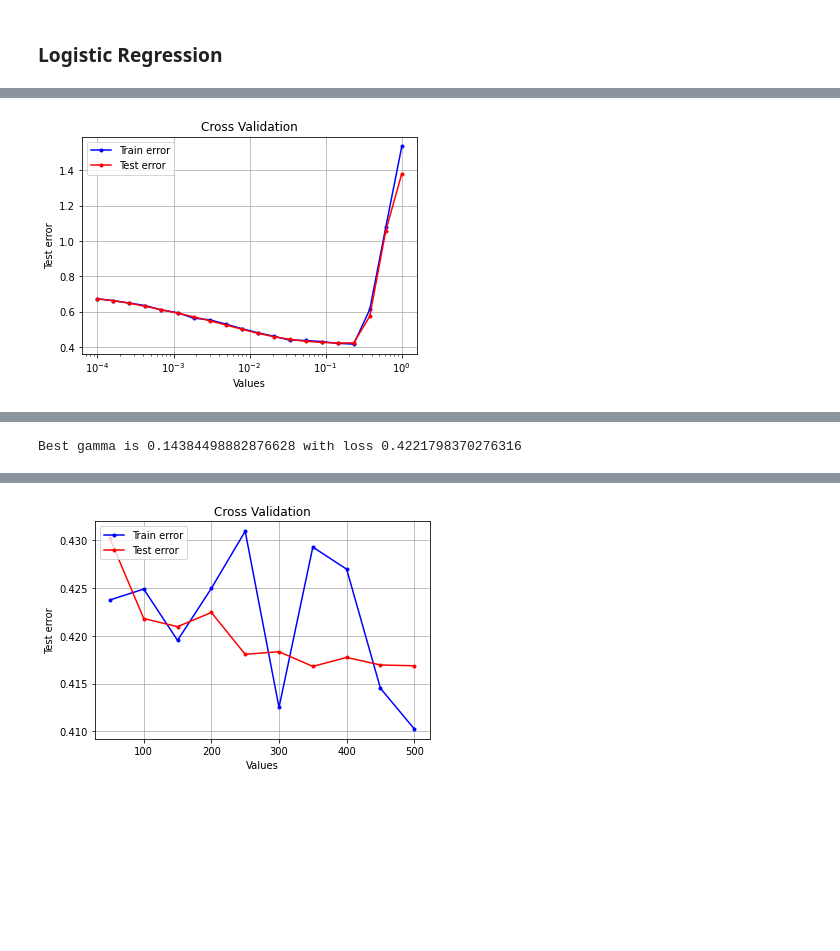
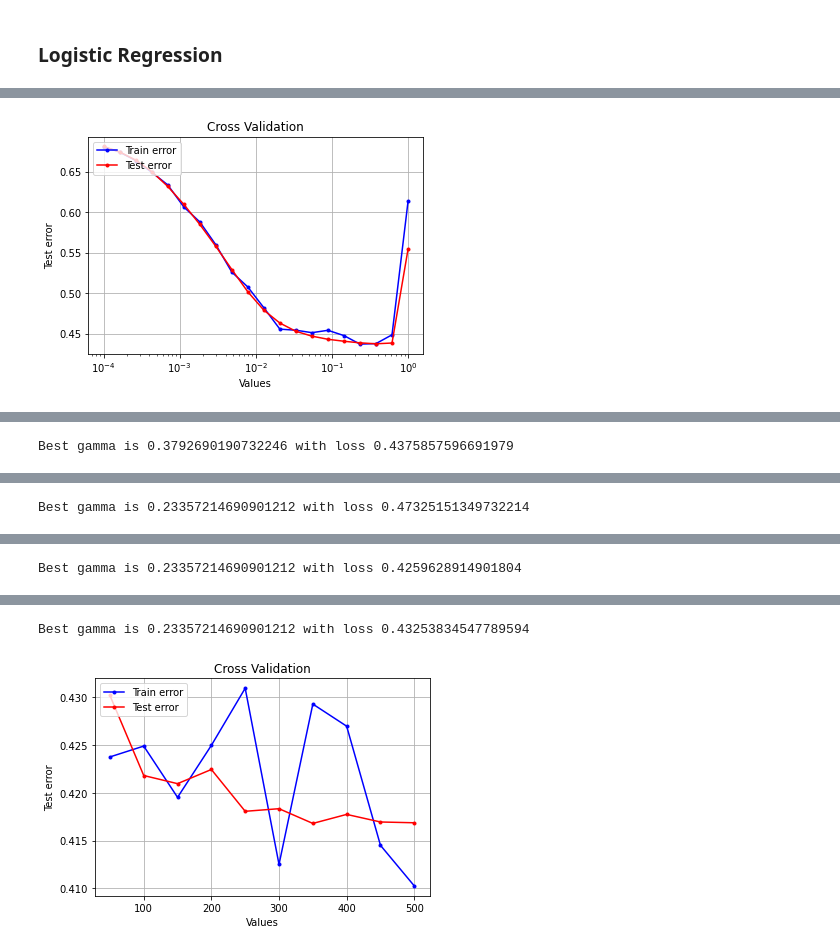
Before and after one commit to hugolepeytre/CS-433-machine-learning, a Jupyter notebook: project1/scripts/project1.ipynb, the cells around one changed output, grey strips where cells are left out. Saved outputs shown, nothing was run; the diff lists cells and outputs as text; code cells hidden in the pictures; blank space fills up the shorter version.

```diff
--- a/project1/scripts/project1.ipynb
+++ b/project1/scripts/project1.ipynb
@@ -189,7 +237,7 @@ for i in range(len(tX_clean.T)):
 ### Ridge Regression
 # %%
 expansion_values = np.arange(20)
-
-best_iter, best_loss = find_best_parameter(y_clean, tX_clean, 'least_squares', 'poly_exp', expansion_values, logspace=False)
-print("Best max_iters is {} with loss {}".format(best_iter, best_loss))
+for i in range(4):
+    best_iter, best_loss = find_best_parameter(y_clean_cat[i], tX_clean_cat[i], 'ridge_regression', 'poly_exp', expansion_values, logspace=False, lambda_=0.1)
+    print("Best max_iters is {} with loss {}".format(best_iter, best_loss))
 # %% [output]
@@ -214,6 +256,7 @@ KeyboardInterrupt:
 # %%
 lambdas = np.logspace(-4, 5, 20)
 
-best_lambda, best_loss = find_best_parameter(y_clean, tX_clean, 'ridge_regression', 'lambda_', lambdas, poly_exp=8)
-print("Best lambda is {} with loss {}".format(best_lambda, best_loss))
+for i in range(4):
+    best_lambda, best_loss = find_best_parameter(y_clean_cat[i], tX_clean_cat[i], 'ridge_regression', 'lambda_', lambdas, poly_exp=8)
+    print("Best lambda is {} with loss {}".format(best_lambda, best_loss))
 # %% [output]
@@ -239,6 +275,7 @@ Best lambda is 48.32930238571752 with loss 0.26631576713052874
 # %%
 lambdas = np.logspace(-4, 5, 30)
 
-best_lambda, best_loss = find_best_parameter(y_clean, tX_clean, 'ridge_regression', 'lambda_', lambdas, poly_exp=1)
-print("Best lambda is {} with loss {}".format(best_lambda, best_loss))
+for i in range(4):
+    best_lambda, best_loss = find_best_parameter(y_clean_cat[i], tX_clean_cat[i], 'ridge_regression', 'lambda_', lambdas, poly_exp=1)
+    print("Best lambda is {} with loss {}".format(best_lambda, best_loss))
 # %% [output]
@@ -266,6 +296,7 @@ Best lambda is 11721.022975334794 with loss 0.30160940569540307
 # %%
 gammas = np.logspace(-4, 1, 20)
 
-best_gamma, best_loss = find_best_parameter(y_clean, tX_clean, 'logistic_regression', 'gamma', gammas, max_iters=150, poly_exp=1)
-print("Best gamma is {} with loss {}".format(best_gamma, best_loss))
+for i in range(4):
+    best_gamma, best_loss = find_best_parameter(y_clean_cat[i], tX_clean_cat[i], 'logistic_regression', 'gamma', gammas, max_iters=150, poly_exp=1)
+    print("Best gamma is {} with loss {}".format(best_gamma, best_loss))
 # %% [output]
@@ -274,7 +315,8 @@ Best gamma is 1.623776739188721 with loss 0.4707991175123466
 # %%
 gammas = np.logspace(-4, 0, 20)
 
-best_gamma, best_loss = find_best_parameter(y_clean, tX_clean, 'logistic_regression', 'gamma', gammas, max_iters=150, poly_exp=2)
-print("Best gamma is {} with loss {}".format(best_gamma, best_loss))
+for i in range(4):
+    best_gamma, best_loss = find_best_parameter(y_clean_cat[i], tX_clean_cat[i], 'logistic_regression', 'gamma', gammas, max_iters=150, poly_exp=2)
+    print("Best gamma is {} with loss {}".format(best_gamma, best_loss))
 # %% [output]
-[figure, old version]
+[figure, new version]
@@ -281 +324 @@ print("Best gamma is {} with loss {}".format(best_gamma, best_loss))
-Best gamma is 0.14384498882876628 with loss 0.4221798370276316
+Best gamma is 0.3792690190732246 with loss 0.4375857596691979
@@ -281,0 +327 @@ Best gamma is 0.14384498882876628 with loss 0.4221798370276316
+Best gamma is 0.23357214690901212 with loss 0.47325151349732214
@@ -281,0 +330 @@ Best gamma is 0.14384498882876628 with loss 0.4221798370276316
+Best gamma is 0.23357214690901212 with loss 0.4259628914901804
@@ -282,3 +333,4 @@ Best gamma is 0.14384498882876628 with loss 0.4221798370276316
+Best gamma is 0.23357214690901212 with loss 0.43253834547789594
 # %%
 iters = (np.arange(10)+1)*50
 
```
Also changed, not shown: parts of 16 cells of this notebook, 3 other files.
